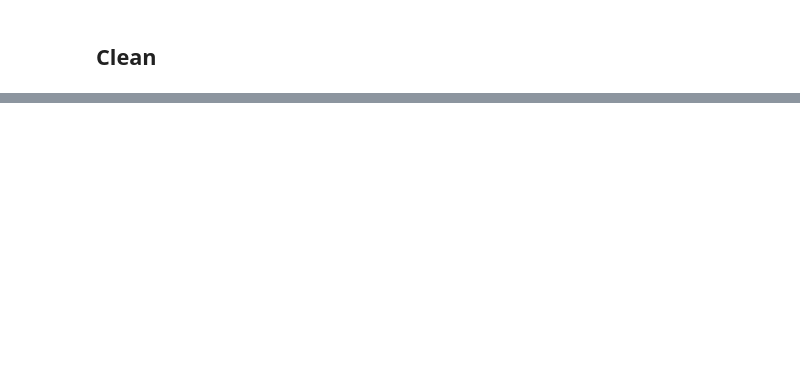
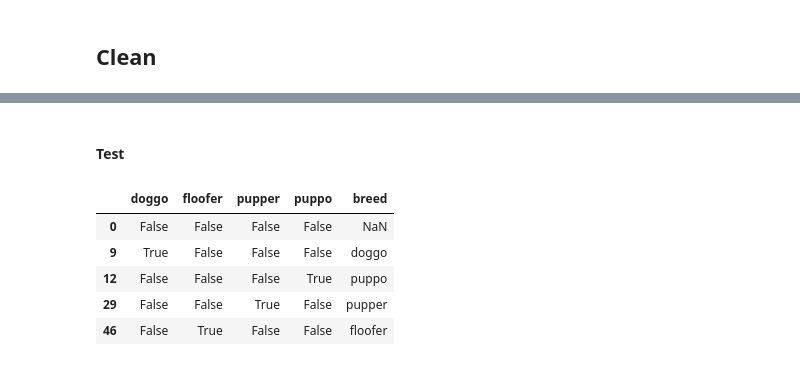
Before and after one commit to pe1te3son/wrangle_data_p3_t2, a Jupyter notebook: wrangle_act.ipynb, the cells around one changed output, grey strips where cells are left out. Saved outputs shown, nothing was run; the diff lists cells and outputs as text; code cells hidden in the pictures; blank space fills up the shorter version.

Commit message:
almost finished cleaning it up

```diff
--- a/wrangle_act.ipynb
+++ b/wrangle_act.ipynb
@@ -369,0 +503,2 @@ img_predictions.duplicated().sum()
+# %%
+tw_arch_clean["rating_numerator"] = tw_arch_clean.rating_numerator.astype("float")
@@ -369,0 +534,3 @@ img_predictions.duplicated().sum()
+# %%
+notin_temp = (~tw_arch_clean.tweet_id.isin(list(tweets_df_clean.id)))
+tw_arch_clean = tw_arch_clean[~notin_temp]
@@ -369,0 +572,21 @@ img_predictions.duplicated().sum()
+# %%
+columns_to_melt = ["doggo","floofer","pupper","puppo"]
+
+# Add breed column
+tw_arch_clean["breed"] = np.NaN
+# %%
+# Set breed value
+for x in columns_to_melt:
+    tw_arch_clean.loc[test[x] == True, "breed"] = x
+# %% [markdown]
+#### Test
+# %%
+test = tw_arch_clean.drop_duplicates("breed")
+test[_.concat(columns_to_melt, ["breed"])]
+# %% [output]
+|  | doggo | floofer | pupper | puppo | breed |
+| 0 | False | False | False | False | NaN |
+| 9 | True | False | False | False | doggo |
+| 12 | False | False | False | True | puppo |
+| 29 | False | False | True | False | pupper |
+| 46 | False | True | False | False | floofer |
```
Also changed, not shown: parts of 45 cells of this notebook.
